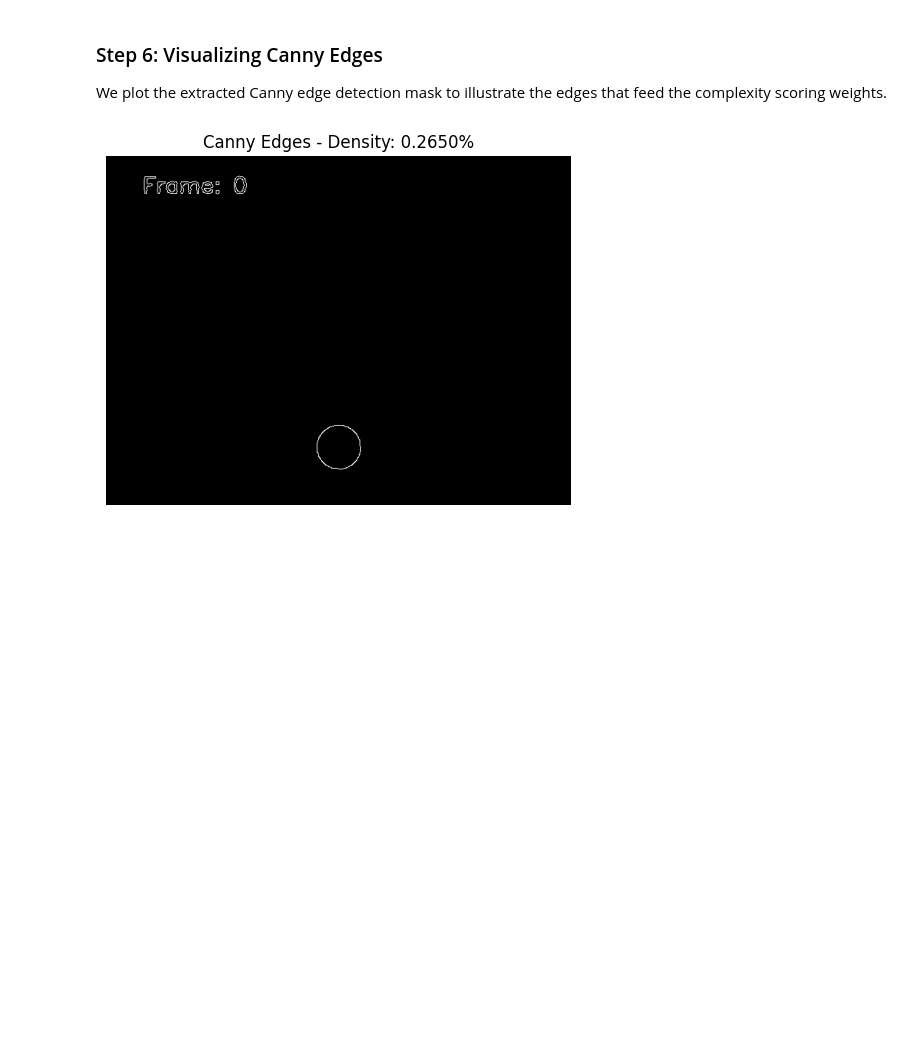
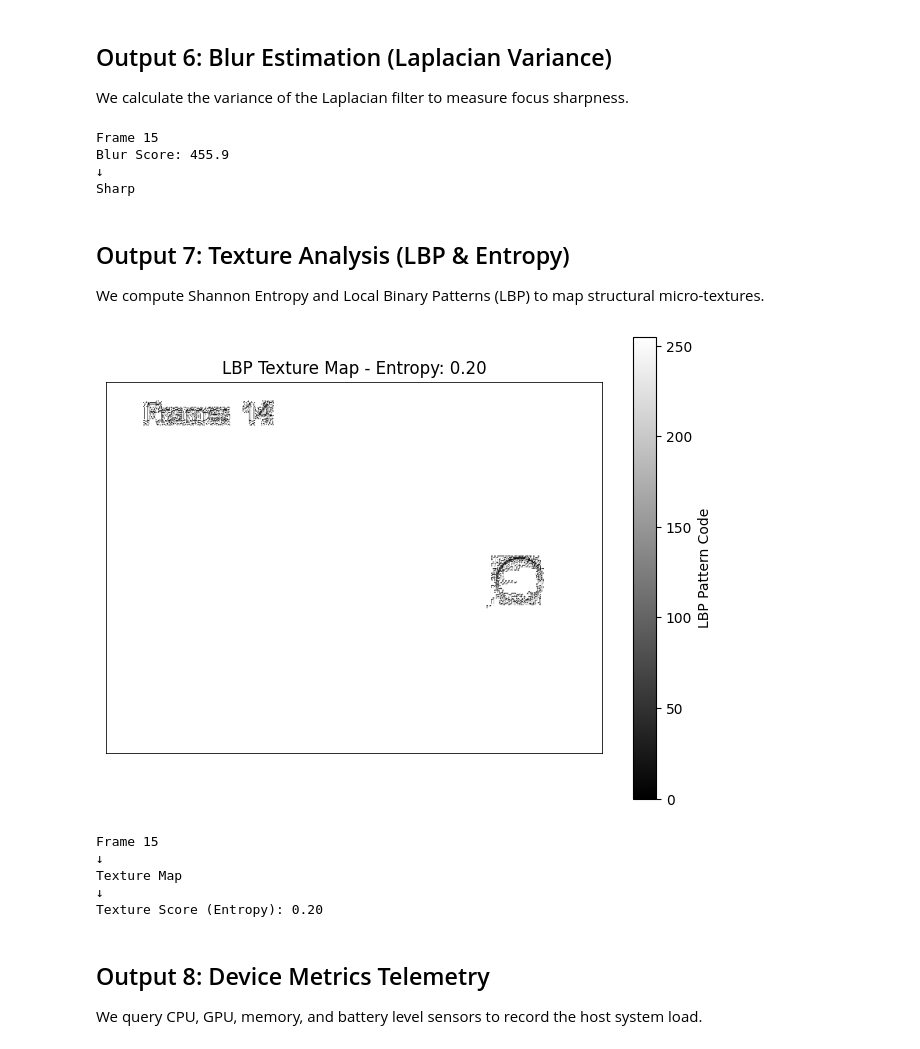
Before and after one commit to AbishekR05/AdaptiveSR, a Jupyter notebook: notebook/Phase1/preprocessing.ipynb, the cells around one changed output. Saved outputs shown, nothing was run; the diff lists cells and outputs as text; code cells hidden in the pictures; blank space fills up the shorter version.

```diff
--- a/notebook/Phase1/preprocessing.ipynb
+++ b/notebook/Phase1/preprocessing.ipynb
@@ -117,12 +155,64 @@ Canny Edge Density Ratio:   0.2650%
-# %% [markdown]
-### Step 6: Visualizing Canny Edges
-We plot the extracted Canny edge detection mask to illustrate the edges that feed the complexity scoring weights.
-# %%
-if ret:
-    plt.figure(figsize=(6, 6))
-    plt.imshow(canny, cmap='gray')
-    plt.title(f"Canny Edges - Density: {edge_ratio * 100:.4f}%")
-    plt.axis('off')
-    plt.show()
-# %% [output]
-[figure, removed]
+# %% [markdown]
+## Output 6: Blur Estimation (Laplacian Variance)
+We calculate the variance of the Laplacian filter to measure focus sharpness.
+# %%
+gray_frame = cv2.cvtColor(frames[14], cv2.COLOR_BGR2GRAY) # Frame 15
+blur_score = cv2.Laplacian(gray_frame, cv2.CV_64F).var()
+
+print("Frame 15")
+print(f"Blur Score: {blur_score:.1f}")
+print("↓")
+print("Blurry" if blur_score < 100 else "Sharp")
+# %% [output]
+Frame 15
+Blur Score: 455.9
+↓
+Sharp
+# %% [markdown]
+## Output 7: Texture Analysis (LBP & Entropy)
+We compute Shannon Entropy and Local Binary Patterns (LBP) to map structural micro-textures.
+# %%
+# Compute Shannon Entropy
+hist = cv2.calcHist([gray_frame], [0], None, [256], [0, 256])
+hist_norm = hist / hist.sum()
+entropy = -np.sum(hist_norm * np.log2(hist_norm + 1e-7))
+
+# Local Binary Pattern (LBP) lightweight implementation
+h_g, w_g = gray_frame.shape
+lbp = np.zeros_like(gray_frame)
+for i in range(1, h_g - 1):
+    for j in range(1, w_g - 1):
+        center = gray_frame[i, j]
+        code = 0
+        code |= (gray_frame[i-1, j-1] >= center) << 7
+        code |= (gray_frame[i-1, j]   >= center) << 6
+        code |= (gray_frame[i-1, j+1] >= center) << 5
+        code |= (gray_frame[i, j+1]   >= center) << 4
+        code |= (gray_frame[i+1, j+1] >= center) << 3
+        code |= (gray_frame[i+1, j]   >= center) << 2
+        code |= (gray_frame[i+1, j-1] >= center) << 1
+        code |= (gray_frame[i, j-1]   >= center) << 0
+        lbp[i, j] = code
+
+plt.figure(figsize=(8, 6))
+plt.imshow(lbp, cmap='gray')
+plt.title(f"LBP Texture Map - Entropy: {entropy:.2f}")
+plt.colorbar(label="LBP Pattern Code")
+plt.axis('off')
+plt.show()
+
+print("Frame 15")
+print("↓")
+print("Texture Map")
+print("↓")
+print(f"Texture Score (Entropy): {entropy:.2f}")
+# %% [output]
+[figure, added]
+Frame 15
+↓
+Texture Map
+↓
+Texture Score (Entropy): 0.20
+# %% [markdown]
+## Output 8: Device Metrics Telemetry
+We query CPU, GPU, memory, and battery level sensors to record the host system load.
```
Also changed, not shown: parts of 24 cells of this notebook.
